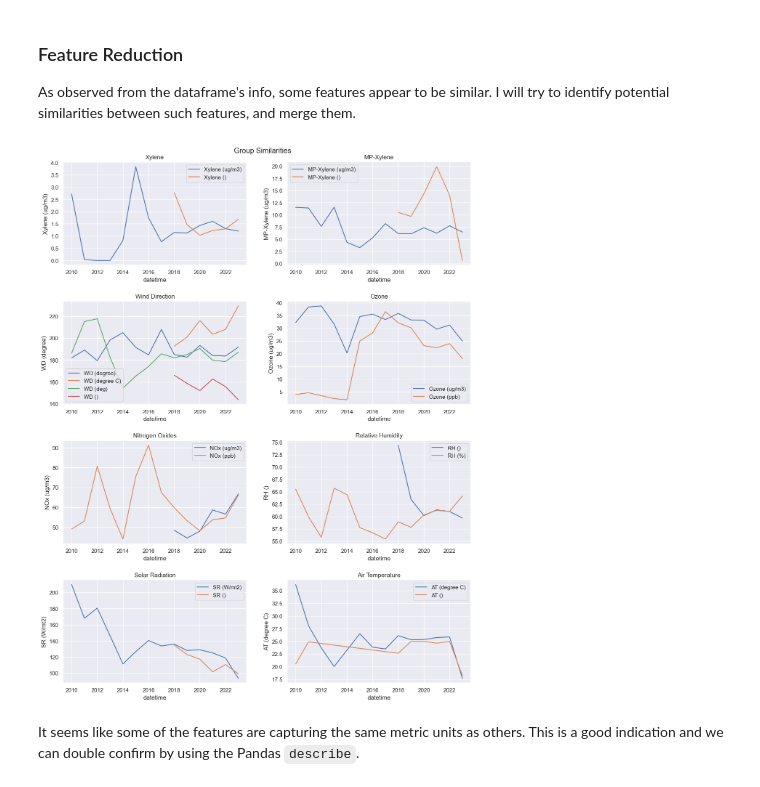
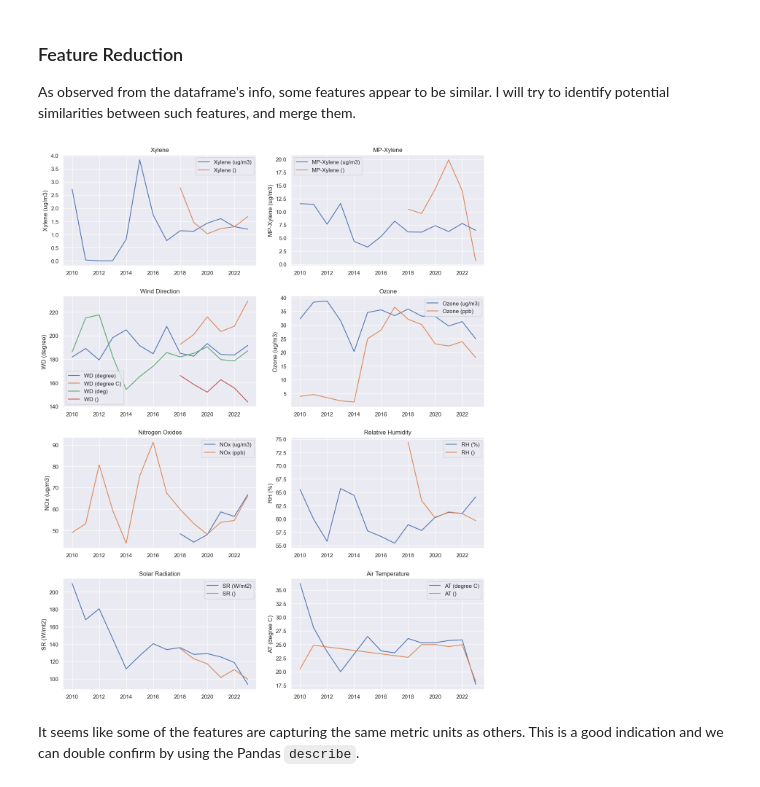
Before and after one commit to sotostzam/india-air-quality-analysis, a Jupyter notebook: main.ipynb, the cells around one changed output. Cells and saved outputs as stored; diff of their text form; code cells hidden in the pictures.

```diff
--- a/main.ipynb
+++ b/main.ipynb
@@ -18,7 +45,7 @@ sns.set_theme()
 
 First we define the state and its appropriate code for reference as well as all the available metrics.
 # %%
-df_states = pd.read_csv('dataset/stations_info.csv')
+df_states = pd.read_csv(f'{DATASET_SRC}/stations_info.csv')
 df_states.drop(columns=['agency', 'station_location', 'start_month'], inplace=True)
 df_states.head()
 # %% [output]
@@ -60,13 +87,13 @@ def combine_state_df(state_name):
     '''
 
     state_code = df_states[df_states['state'] == state_name]['file_name'].iloc[0][:2]
-    state_files = glob.glob(f'dataset/{state_code}*.csv')
+    state_files = glob.glob(f'{DATASET_SRC}/{state_code}*.csv')
     print(f'Combining a total of {len(state_files)} files...\n')
 
     combined_df = []
 
     for state_file in state_files:
-        file_name = state_file.split('dataset\\')[1][0:-4]
+        file_name = state_file.split(f'{DATASET_SRC}\\')[1][0:-4]
         file_df = pd.read_csv(state_file)
         file_df['city'] = df_states[df_states['file_name'] == file_name]['city'].values[0]
         file_df['city'] = file_df['city'].astype('string')
@@ -130,11 +153,10 @@ df.head(2)
 As observed from the dataframe's info, some features appear to be similar. I will try to identify potential similarities between such features, and merge them.
 # %%
 # Helper function to plot groups of data into subplots
-def plot_groups(dataframe, feature_groups, columns=2):
+def plot_feature_similarities(dataframe, feature_groups, columns=2):
     rows = int((len(feature_groups)/columns)//1)
     fig, axes = plt.subplots(rows, columns, figsize=(13, 4*rows))
-    fig.tight_layout(pad=4.0)
-    fig.suptitle('Group Similarities')
+    fig.tight_layout(pad=3.0)
 
     row_num = 0
     col_num = 0
@@ -149,24 +171,25 @@ def plot_groups(dataframe, feature_groups, columns=2):
             df_feature = df_feature.groupby([df_feature.index.year]).mean(numeric_only=True)
             sns.lineplot(data=df_feature, label=feature, ax=axes[row_num, col_num])
         axes[row_num, col_num].set_title(group)
+        axes[row_num, col_num].set(xlabel=None)
         col_num += 1
 
     plt.plot()
 # %%
 groups = {
     'Xylene':            ['Xylene (ug/m3)', 'Xylene ()'],
     "MP-Xylene":         ['MP-Xylene (ug/m3)', 'MP-Xylene ()'],
     'Wind Direction':    ["WD (degree)", "WD (degree C)", "WD (deg)", "WD ()"],
     'Ozone':             ['Ozone (ug/m3)', 'Ozone (ppb)'],
     'Nitrogen Oxides':   ['NOx (ug/m3)', 'NOx (ppb)'],
-    'Relative Humidity': ['RH ()', 'RH (%)'],
+    'Relative Humidity': ['RH (%)', 'RH ()'],
     'Solar Radiation':   ['SR (W/mt2)', 'SR ()'],
     'Air Temperature':   ['AT (degree C)', 'AT ()']
 }
 
-plot_groups(df, groups, columns=2)
+plot_feature_similarities(df, groups, columns=2)
 # %% [output]
-[figure, old version]
+[figure, new version]
 # %% [markdown]
 It seems like some of the features are capturing the same metric units as others. This is a good indication and we can double confirm by using the Pandas `describe`.
 # %%
```
Also changed, not shown: parts of 101 cells of this notebook.
